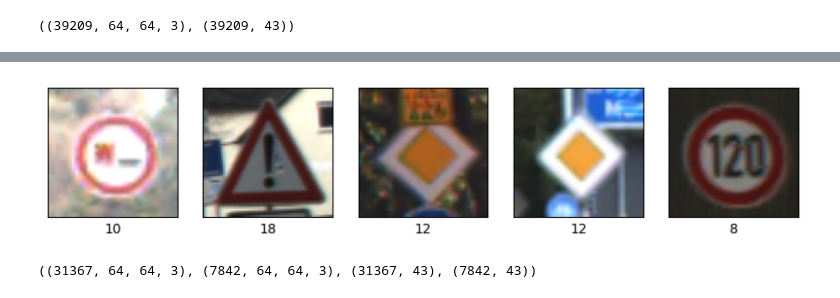
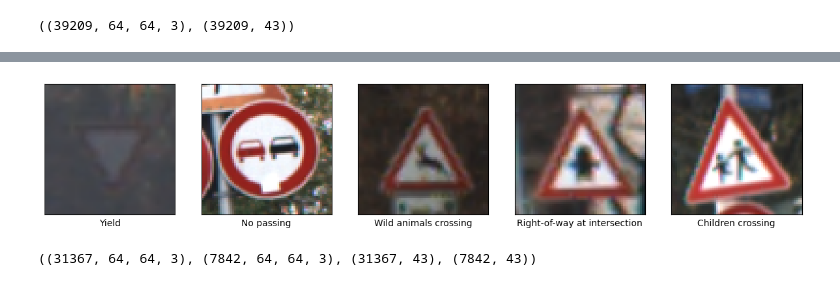
Before and after one commit to Medkallel/Road-Signs-Deep-Learning-Classification, a Jupyter notebook: Models_Training.ipynb, the cells around one changed output, grey strips where cells are left out. Cells and saved outputs as stored; diff of their text form; code cells hidden in the pictures.

```diff
--- a/Models_Training.ipynb
+++ b/Models_Training.ipynb
@@ -135,38 +202,37 @@ array([20,  0,  1,  2,  3,  4,  5,  6,  7,  8,  9, 10, 11, 12, 13, 14, 15,
 # %%
-def plot_random_samples(meta_data, X):
+def plot_random_samples(meta_data, X, classes):
     """
     Plots random samples of images with their corresponding class IDs.
 
     Parameters:
     meta_data (pd.DataFrame): A DataFrame containing metadata about the images, including class IDs.
     X (np.ndarray): An array of preprocessed images.
 
     Returns:
     None
     """
-    # Create a figure with 1 row and 5 columns of subplots
-    fig, axes = plt.subplots(1, 5, figsize=(10, 5))
+    fig, axes = plt.subplots(1, 5, figsize=(15, 5))
+    for i in range(5):
+        n = randint(0, len(X))  # Sélectionner un index aléatoire
+        class_id = meta_data.ClassId.iloc[n]  # Obtenir l'ID de classe correspondant
+        class_name = classes[class_id]  # Mapper l'ID de classe au nom de classe
 
-    for i in range(5):
-        # Select a random index
-        n = randint(0, len(X))
-
-        # Display the image in the subplot
+        # Afficher l'image
         axes[i].imshow(X[n] / 255)
 
-        # Set the label of the subplot to the class ID of the image
-        axes[i].set_xlabel(meta_data.ClassId.iloc[n])
+        # Ajouter le nom de classe comme label sous l'image
+        axes[i].set_xlabel(class_name)
 
-        # Remove x and y ticks
+        # Enlever les ticks
         axes[i].set_xticks(())
         axes[i].set_yticks(())
 
     plt.show()
 
-# Call the function to plot random samples from the training data
-plot_random_samples(train_meta_data, X)
+# Appeler la fonction en passant le dictionnaire `classes`
+plot_random_samples(train_meta_data, X, classes)
 # %% [output]
-[figure, old version]
+[figure, new version]
 # %%
 from sklearn.model_selection import train_test_split
 
```
Also changed, not shown: parts of 17 cells of this notebook, 3 other files.
